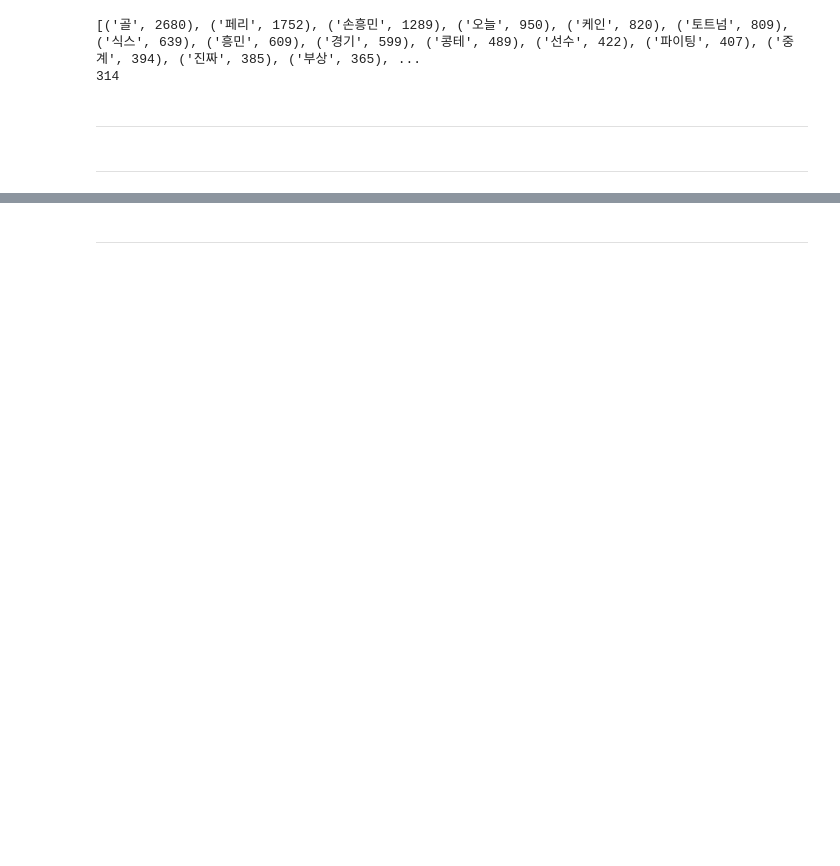
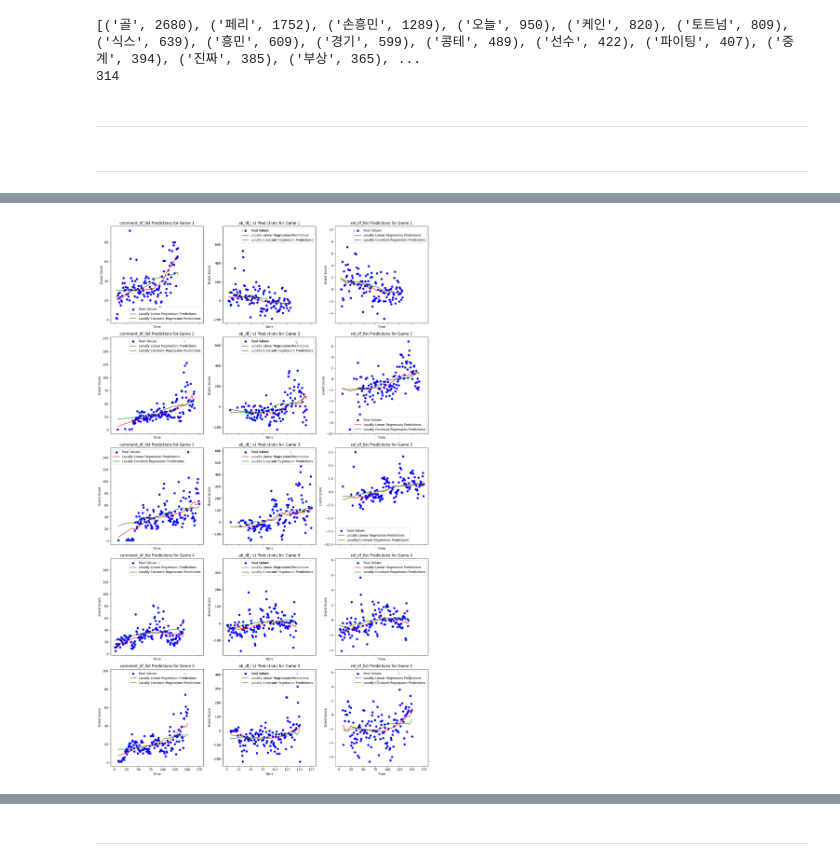
Before and after one commit to moon-jj/comments_project, a Jupyter notebook: code_source/5_data_handling_code.ipynb, the cells around one changed output, grey strips where cells are left out. Saved outputs shown, nothing was run; the diff lists cells and outputs as text; code cells hidden in the pictures; blank space fills up the shorter version.

```diff
--- a/code_source/5_data_handling_code.ipynb
+++ b/code_source/5_data_handling_code.ipynb
@@ -92,0 +606,3 @@ print(len(filtered_counts_noStopwords))
+# %%
+frac=0.5743
+bandwidth=50
@@ -92,0 +824,85 @@ print(len(filtered_counts_noStopwords))
+# %%
+import os
+
+def plot_predictions(ax, data_df_name, df, y_preds_lin, y_preds_con):
+
+    # 예측 플롯
+    ax.scatter(df['time'], df['event_score'], color='blue', label='Real Values')
+    ax.plot(df['time'], y_preds_lin, color='red', label='Locally Linear Regression Predictions')
+    ax.plot(df['time'], y_preds_con, color='green', label='Locally Constant Regression Predictions')
+    ax.set_title(f'{data_df_name} Predictions for Game {(i+1)%5 if (i+1)%5!=0 else 5}')
+    ax.set_xlabel('Time')
+    ax.set_ylabel('Event Score')
+    ax.legend()
+
+
+
+# 5행 3열 그리드 생성
+fig, axes = plt.subplots(nrows=5, ncols=3, figsize=(15, 25), sharex=True, sharey=False)
+
+# 플롯 그리기
+i = 0
+for (data_df_name, df_scores), preds_lin, preds_con in zip(data_df_list.items(), preds_list_lin, preds_list_con):
+    for df, y_preds_lin, y_preds_con in zip(df_scores, preds_lin, preds_con):
+        # 열 우선 인덱싱으로 행과 열 결정
+        col = i // 5  # 열 인덱스
+        row = i % 5   # 행 인덱스
+
+        # 축 선택
+        ax = axes[row, col]
+
+        plot_predictions(ax, data_df_name, df, y_preds_lin, y_preds_con)
+
+        i += 1
+        if i >= 15:  # 최대 15개의 플롯만 그림
+            break
+
+file_path = '/content/drive/MyDrive/22. comment_project/save_files'
+file_name ='plot_fitted_model.png'
+save_name =os.path.join(file_path, file_name)
+
+plt.tight_layout()
+plt.show()
+plt.savefig(save_name)
+
+#########################################################################
+# 개별로 그리는 법
+# import matplotlib
+# import matplotlib.pyplot as plt
+# %matplotlib inline
+
+
+
+# def plot_predictions(data_df_name, df_scores, preds_variables_lin, preds_variables_con):
+#     fig, axes = plt.subplots(nrows=len(df_scores), ncols=1, figsize=(10, 20), sharex=True)
+
+#     for i, (df, y_preds_lin, y_preds_con) in enumerate(zip(df_scores, preds_variables_lin, preds_variables_con)):
+#         ax = axes[i]
+
+#         # 실제 값
+#         ax.scatter(df['time'], df['event_score'], color='blue', label='Real Values')
+
+#         # 국소 선형회귀 예측값
+#         ax.plot(df['time'], y_preds_lin, color='red', label='Locally Linear Regression Predictions')
+
+#         # 국소 상수회귀 예측값
+#         ax.plot(df['time'], y_preds_con, color='green', label='Locally Constant Regression Predictions')
+
+#         ax.set_title(f'{data_df_name} Predictions for Game {i+1}')
+#         ax.set_xlabel('Time')
+#         ax.set_ylabel('Event Score')
+#         ax.legend()
+
+
+# data_df_list = {'comment_cnt' : comment_df_list,
+#                 'ab_frequency' : ab_df_list,
+#                 'rel_frequency' : rel_df_list}
+
+
+
+# for (data_df_name, df_scores), preds_variables_lin, preds_variables_con in zip(data_df_list.items(), preds_list_lin, preds_list_con):
+
+#   plot_predictions(data_df_name, df_scores, preds_variables_lin, preds_variables_con)
+# plt.tight_layout()
+# plt.show()
+# %% [output]
@@ -92,0 +910 @@ print(len(filtered_counts_noStopwords))
+[figure, added]
```
Also changed, not shown: parts of 70 cells of this notebook.
